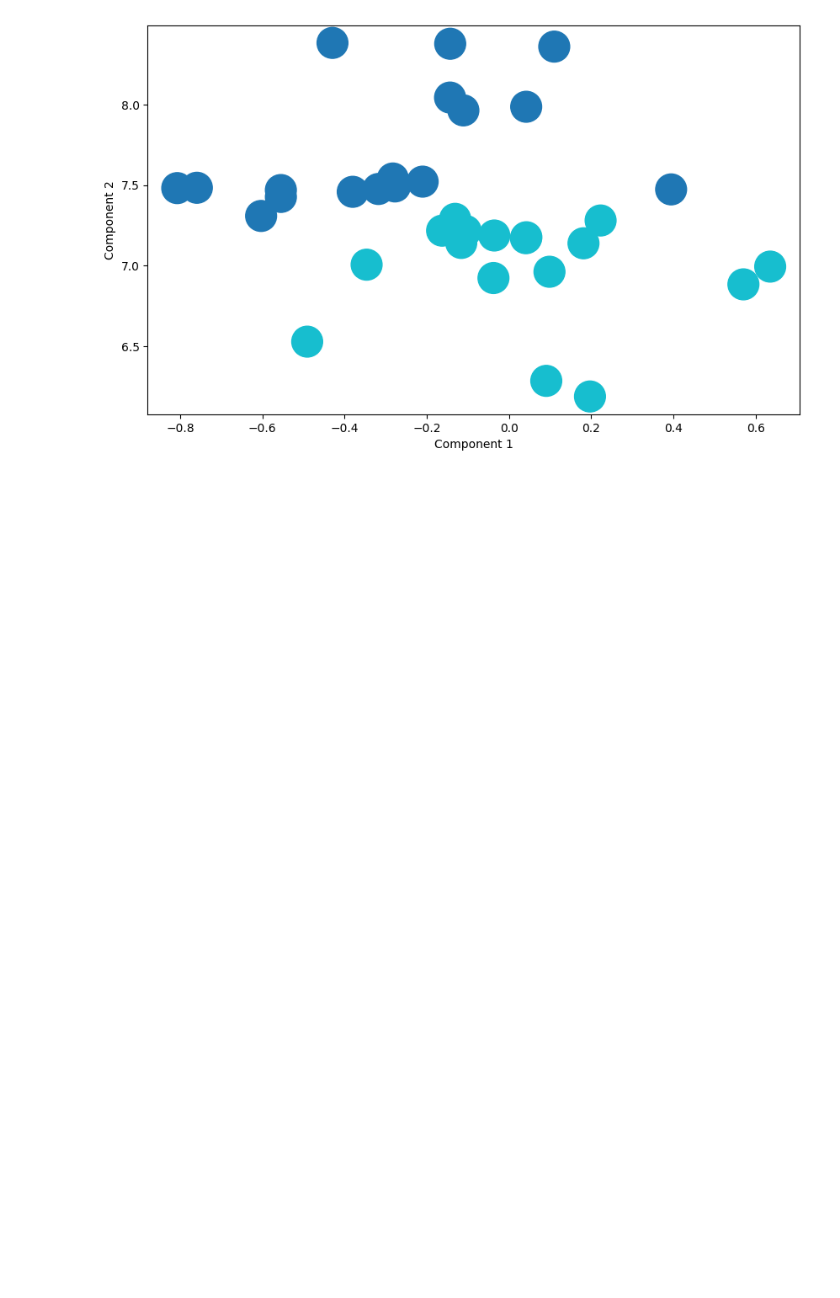
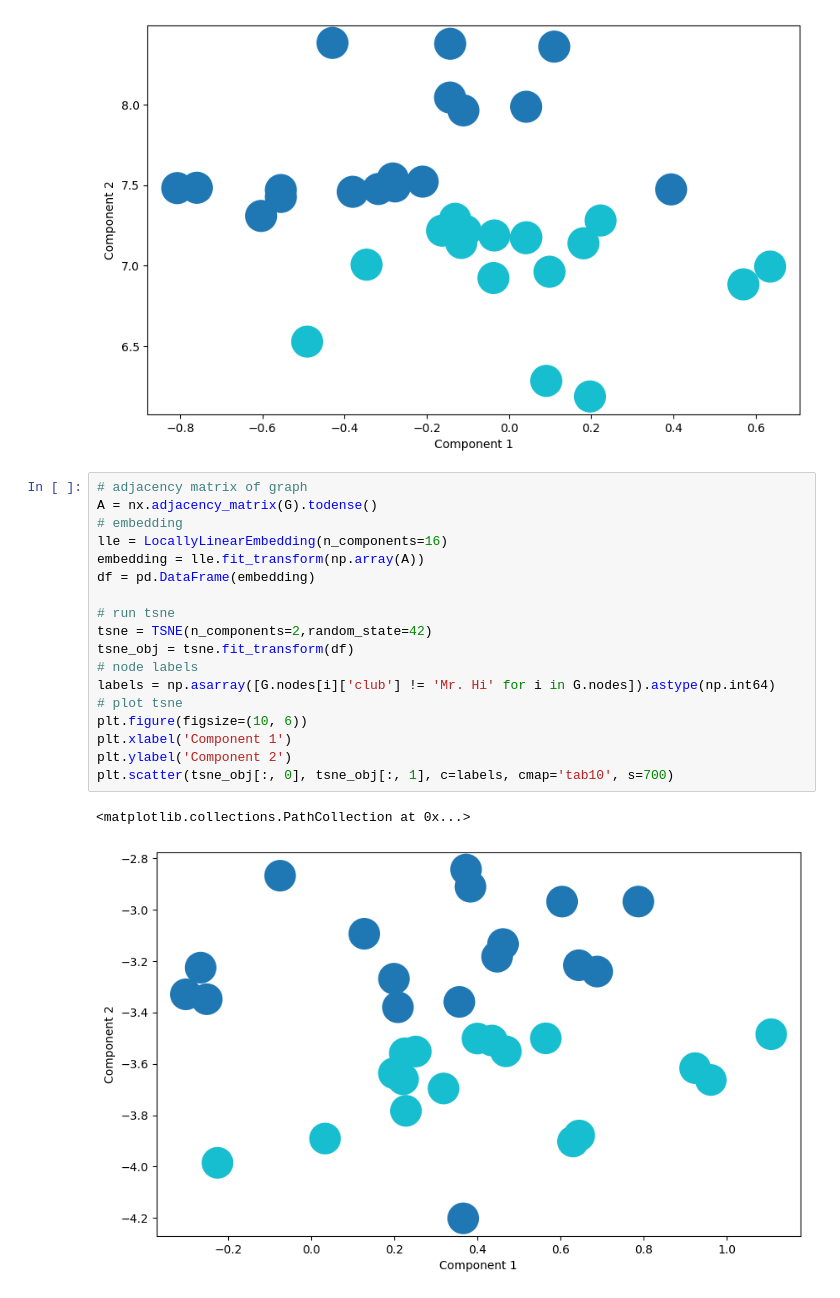
Before and after one commit to preethi-prak/GraphML, a Jupyter notebook: Graph_Embeddings_1.ipynb, the cells around one changed output. Drawn from its saved outputs; the diff is of its cells as text; blank space fills up the shorter version.

```diff
--- a/Graph_Embeddings_1.ipynb
+++ b/Graph_Embeddings_1.ipynb
@@ -98,3 +100,24 @@ plt.scatter(tsne_obj[:, 0], tsne_obj[:, 1], c=labels, cmap='tab10', s=700)
 # %% [output]
 <matplotlib.collections.PathCollection at 0x...>
 [figure]
+# %%
+# adjacency matrix of graph
+A = nx.adjacency_matrix(G).todense()
+# embedding
+lle = LocallyLinearEmbedding(n_components=16)
+embedding = lle.fit_transform(np.array(A))
+df = pd.DataFrame(embedding)
+
+# run tsne
+tsne = TSNE(n_components=2,random_state=42)
+tsne_obj = tsne.fit_transform(df)
+# node labels
+labels = np.asarray([G.nodes[i]['club'] != 'Mr. Hi' for i in G.nodes]).astype(np.int64)
+# plot tsne
+plt.figure(figsize=(10, 6))
+plt.xlabel('Component 1')
+plt.ylabel('Component 2')
+plt.scatter(tsne_obj[:, 0], tsne_obj[:, 1], c=labels, cmap='tab10', s=700)
+# %% [output]
+<matplotlib.collections.PathCollection at 0x...>
+[figure, added]
```
Also changed, not shown: parts of 3 cells of this notebook.
